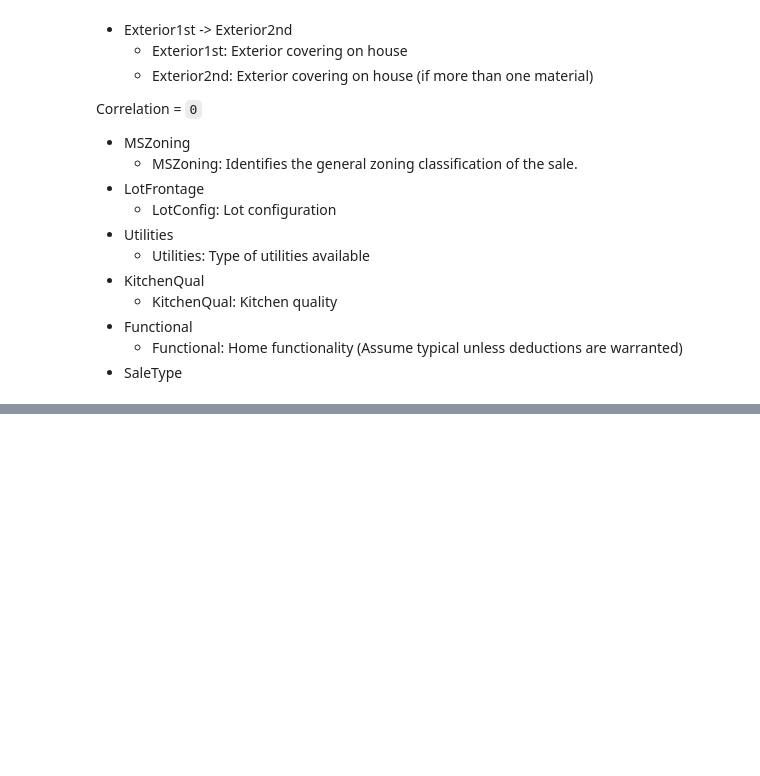
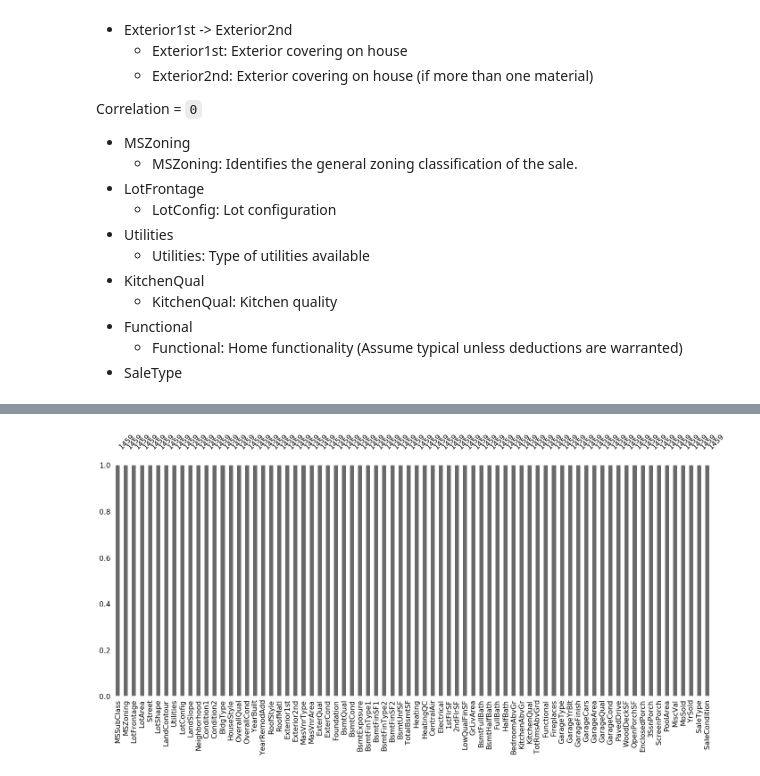
Before and after one commit to JacoboGGLeon/houses_sales_kaggle, a Jupyter notebook: load.ipynb, the cells around one changed output, grey strips where cells are left out. Drawn from its saved outputs; the diff is of its cells as text; code cells hidden in the pictures; blank space fills up the shorter version.

```diff
--- a/load.ipynb
+++ b/load.ipynb
@@ -252,0 +274,5 @@ Correlation =  `0`
+# %%
+msno.bar(df)
+plt.savefig('bar_test_inpute_data.png')
+# %% [output]
+[figure, added]
```
Also changed, not shown: parts of 4 cells of this notebook, 2 other files.
